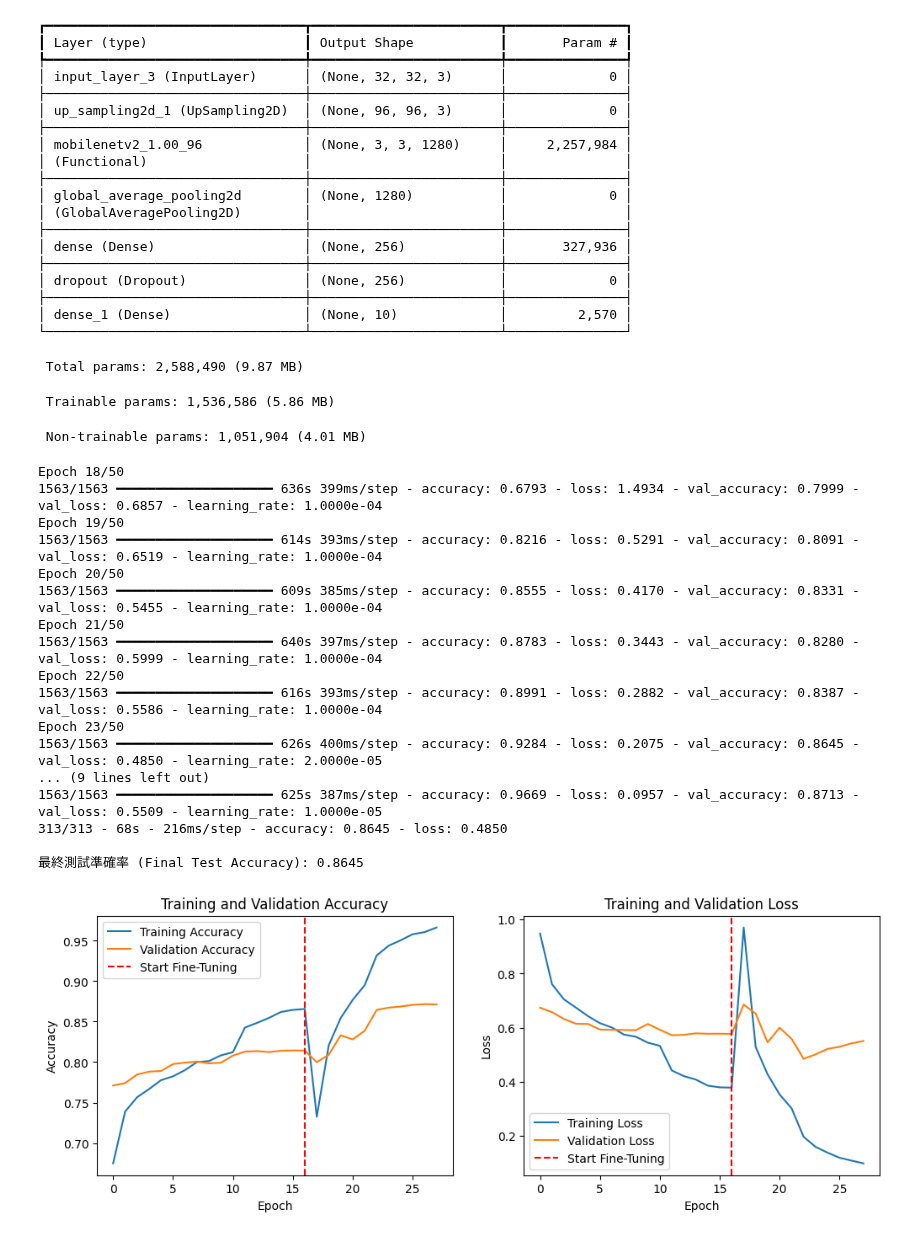
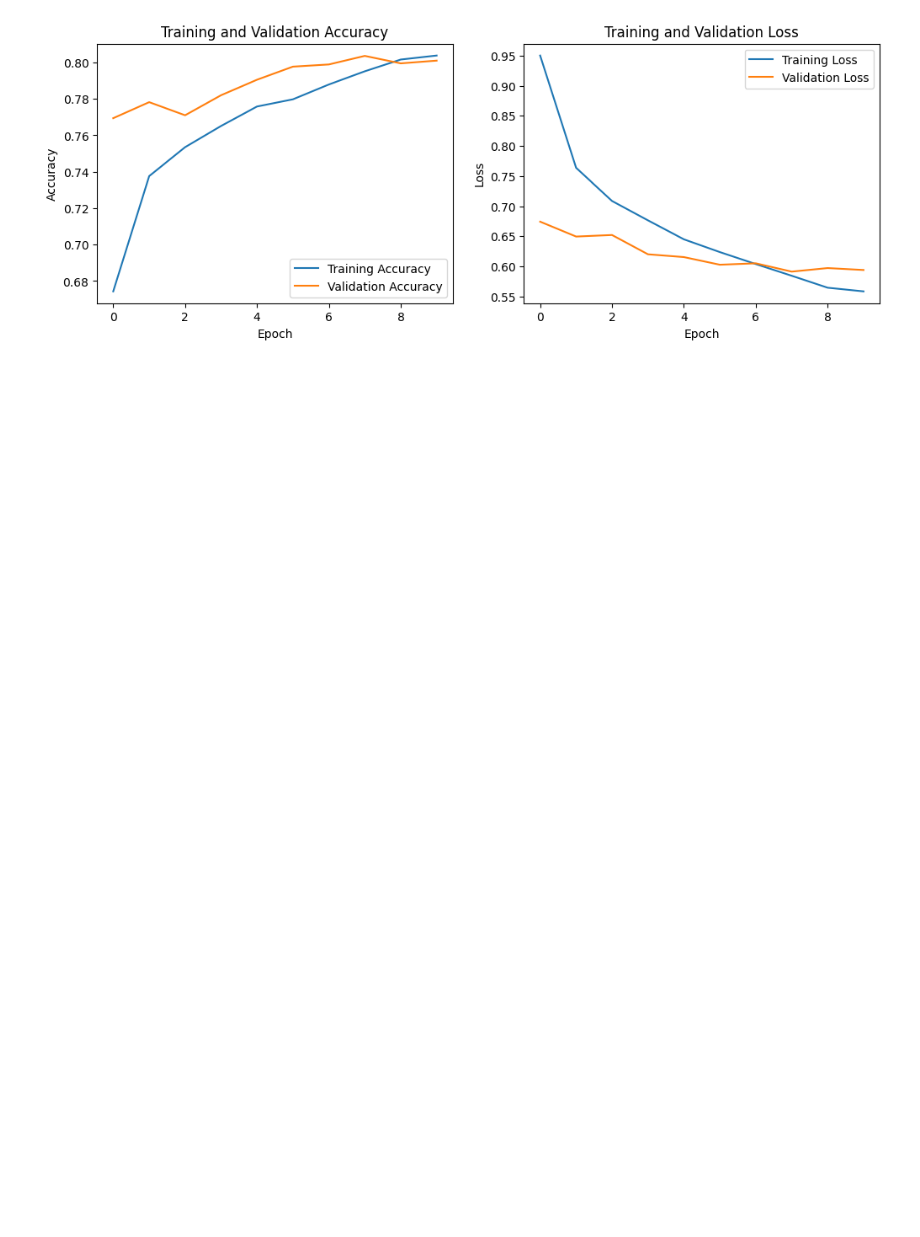
Before and after one commit to rich7420/CNN-Assignment-2025, a Jupyter notebook: ACS111145_CNN_Assignment.ipynb, the cells around one changed output. Saved outputs shown, nothing was run; the diff lists cells and outputs as text; code cells hidden in the pictures; blank space fills up the shorter version.

```diff
--- a/ACS111145_CNN_Assignment.ipynb
+++ b/ACS111145_CNN_Assignment.ipynb
@@ -67,7 +87,7 @@ reduce_lr = callbacks.ReduceLROnPlateau(
 
 # Step 6: Train the Model
 history = model.fit(train_images, train_labels,
-                    epochs=50, # Train for more epochs as there is no fine-tuning stage
+                    epochs=12, # Train for more epochs as there is no fine-tuning stage
                     validation_data=(test_images, test_labels),
                     callbacks=[early_stopping, reduce_lr])
 
@@ -163,40 +184 @@ Model: "functional"
-┏━━━━━━━━━━━━━━━━━━━━━━━━━━━━━━━━━┳━━━━━━━━━━━━━━━━━━━━━━━━┳━━━━━━━━━━━━━━━┓
-┃ Layer (type)                    ┃ Output Shape           ┃       Param # ┃
-┡━━━━━━━━━━━━━━━━━━━━━━━━━━━━━━━━━╇━━━━━━━━━━━━━━━━━━━━━━━━╇━━━━━━━━━━━━━━━┩
-│ input_layer_3 (InputLayer)      │ (None, 32, 32, 3)      │             0 │
-├─────────────────────────────────┼────────────────────────┼───────────────┤
-│ up_sampling2d_1 (UpSampling2D)  │ (None, 96, 96, 3)      │             0 │
-├─────────────────────────────────┼────────────────────────┼───────────────┤
-│ mobilenetv2_1.00_96             │ (None, 3, 3, 1280)     │     2,257,984 │
-│ (Functional)                    │                        │               │
-├─────────────────────────────────┼────────────────────────┼───────────────┤
-│ global_average_pooling2d        │ (None, 1280)           │             0 │
-│ (GlobalAveragePooling2D)        │                        │               │
-├─────────────────────────────────┼────────────────────────┼───────────────┤
-│ dense (Dense)                   │ (None, 256)            │       327,936 │
-├─────────────────────────────────┼────────────────────────┼───────────────┤
-│ dropout (Dropout)               │ (None, 256)            │             0 │
-├─────────────────────────────────┼────────────────────────┼───────────────┤
-│ dense_1 (Dense)                 │ (None, 10)             │         2,570 │
-└─────────────────────────────────┴────────────────────────┴───────────────┘
- Total params: 2,588,490 (9.87 MB)
- Trainable params: 1,536,586 (5.86 MB)
- Non-trainable params: 1,051,904 (4.01 MB)
-Epoch 18/50
-1563/1563 ━━━━━━━━━━━━━━━━━━━━ 636s 399ms/step - accuracy: 0.6793 - loss: 1.4934 - val_accuracy: 0.7999 - val_loss: 0.6857 - learning_rate: 1.0000e-04
-Epoch 19/50
-1563/1563 ━━━━━━━━━━━━━━━━━━━━ 614s 393ms/step - accuracy: 0.8216 - loss: 0.5291 - val_accuracy: 0.8091 - val_loss: 0.6519 - learning_rate: 1.0000e-04
-Epoch 20/50
-1563/1563 ━━━━━━━━━━━━━━━━━━━━ 609s 385ms/step - accuracy: 0.8555 - loss: 0.4170 - val_accuracy: 0.8331 - val_loss: 0.5455 - learning_rate: 1.0000e-04
-Epoch 21/50
-1563/1563 ━━━━━━━━━━━━━━━━━━━━ 640s 397ms/step - accuracy: 0.8783 - loss: 0.3443 - val_accuracy: 0.8280 - val_loss: 0.5999 - learning_rate: 1.0000e-04
-Epoch 22/50
-1563/1563 ━━━━━━━━━━━━━━━━━━━━ 616s 393ms/step - accuracy: 0.8991 - loss: 0.2882 - val_accuracy: 0.8387 - val_loss: 0.5586 - learning_rate: 1.0000e-04
-Epoch 23/50
-1563/1563 ━━━━━━━━━━━━━━━━━━━━ 626s 400ms/step - accuracy: 0.9284 - loss: 0.2075 - val_accuracy: 0.8645 - val_loss: 0.4850 - learning_rate: 2.0000e-05
-... (9 lines left out)
-1563/1563 ━━━━━━━━━━━━━━━━━━━━ 625s 387ms/step - accuracy: 0.9669 - loss: 0.0957 - val_accuracy: 0.8713 - val_loss: 0.5509 - learning_rate: 1.0000e-05
-313/313 - 68s - 216ms/step - accuracy: 0.8645 - loss: 0.4850
-
-最終測試準確率 (Final Test Accuracy): 0.8645
-[figure, old version]
+[figure, new version]
```
Also changed, not shown: parts of 2 cells of this notebook.
